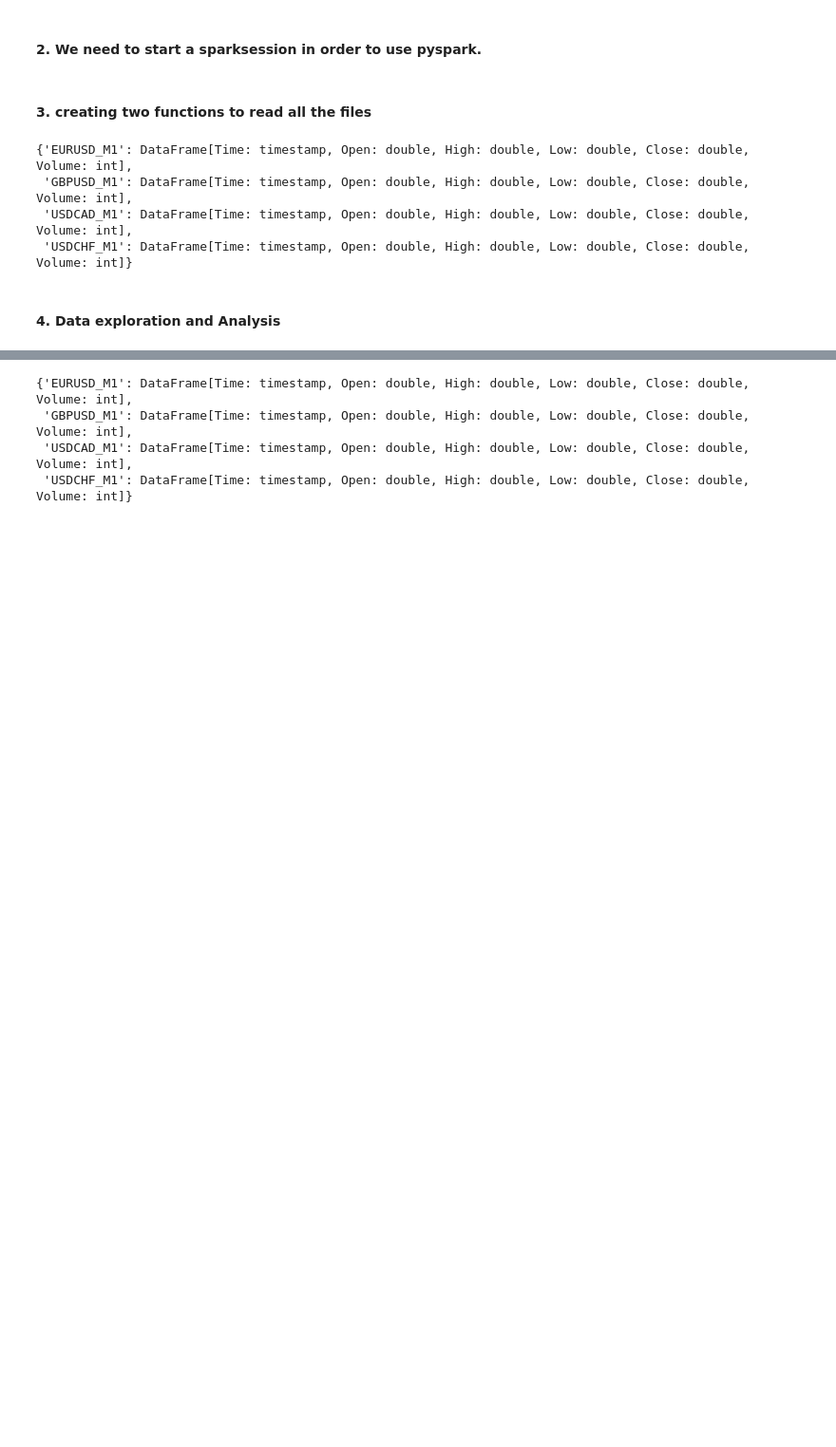
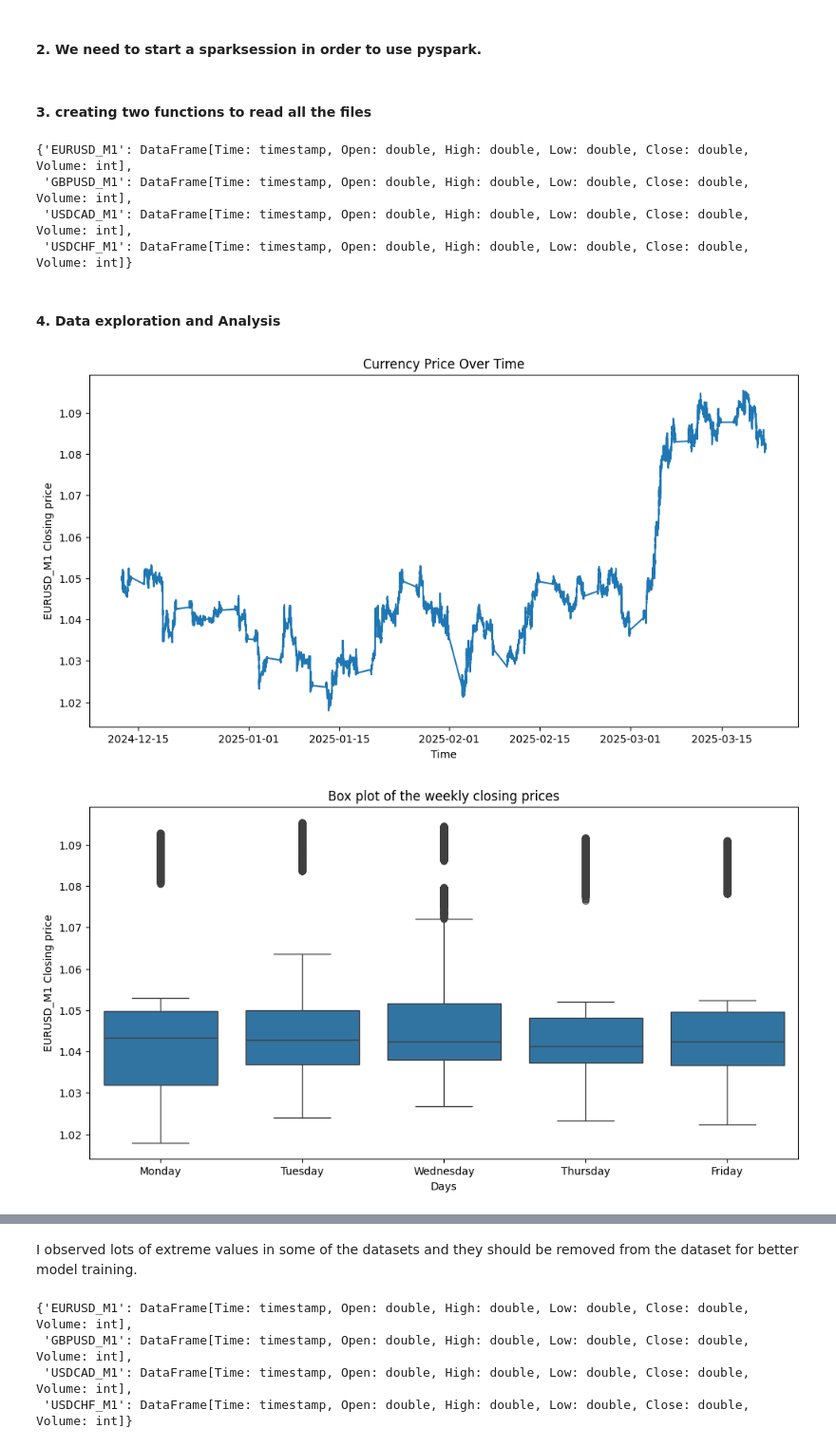
Before and after one commit to Yussufkadir/Currency-Forecast-Webpage, a Jupyter notebook: data_cleaning_and_exploration.ipynb, the cells around one changed output, grey strips where cells are left out. Shown at 95% size. Saved outputs shown, nothing was run; the diff lists cells and outputs as text; code cells hidden in the pictures; blank space fills up the shorter version.

Commit message:
added visualization function to visualize and get insights from the data.

```diff
--- a/data_cleaning_and_exploration.ipynb
+++ b/data_cleaning_and_exploration.ipynb
@@ -32,7 +35,7 @@ def df_creator(csv_files=None, local_path=""):
     for file in csv_files:
         file_name = os.path.splitext(file)[0]
         file_path = os.path.join(local_path, file)
-        file_store[file_name] = spark.read.csv(file_path, header=True ,schema=schema)
+        file_store[file_name] = spark.read.csv(file_path, header=True ,schema=schema, sep="\t")
     return file_store
 csv_file_names = relative_path_getter(local_path)
 dfs = df_creator(csv_file_names, local_path)
@@ -44,3 +47,58 @@ dfs
  'USDCHF_M1': DataFrame[Time: timestamp, Open: double, High: double, Low: double, Close: double, Volume: int]}
 # %% [markdown]
 #### 4. Data exploration and Analysis
+# %%
+def visualizer(dfs):
+    total_vol_list = []
+    currency_names = []
+    for file, df in dfs.items():
+        rows = df.count()
+        #we are making sure that we do not visualize very big data as it will be very time consuming and unnecessary.
+        if rows >= 1000000:
+            pandas_df = df.toPandas()
+            pandas_df = pandas_df.sample(frac=0.1, random_state=1)
+        else:
+            pandas_df = df.toPandas()
+
+        total_vol = pandas_df["Volume"].sum()
+        total_vol_list.append(total_vol)
+        currency_names.append(file)
+        ## lineplot to see price changes over time
+        plt.figure(figsize=(12,6))
+        sns.lineplot(data=pandas_df, x="Time", y="Close", legend=True)
+        plt.title("Currency Price Over Time")
+        plt.xlabel("Time")
+        plt.ylabel(f"{file} Closing price")
+        plt.show()
+
+        # extracting day from the time col so that we can plot daily prices.
+        pandas_df["Day"] = pandas_df["Time"].dt.day_name()
+
+        # box plot on weekly close prices
+        plt.figure(figsize=(12,6))
+        sns.boxplot(data=pandas_df, x="Day", y="Close", order=["Monday", "Tuesday", "Wednesday", "Thursday", "Friday"])
+        plt.title("Box plot of the weekly closing prices")
+        plt.xlabel("Days")
+        plt.ylabel(f"{file} Closing price")
+        plt.show()
+
+        #violin plot on weekly close prices
+        plt.figure(figsize=(12,6))
+        sns.violinplot(data=pandas_df, x="Day", y="Close", order=["Monday", "Tuesday", "Wednesday", "Thursday", "Friday"])
+        plt.title("Violin plot of the weekly closing prices")
+        plt.xlabel("Days")
+        plt.ylabel(f"{file} Closing price")
+        plt.show()
+
+    plt.figure(figsize=(12, 6))
+    plt.bar(currency_names, total_vol_list)
+    plt.title("Volume of each exchange")
+    plt.xlabel("name of the exchange")
+    plt.ylabel("Volume")
+    plt.tight_layout()
+    plt.show()
+
+visualizer(dfs)
+# %% [output]
+[figure, added]
+[figure, added]
@@ -47,3 +116,5 @@ dfs
+# %% [markdown]
+I observed lots of extreme values in some of the datasets and they should be removed from the dataset for better model training.
 # %%
 # it turns out that pyspark is not directly suited for the use of the classical visualization so we need to convert the data to pandas.
 # or skip the steps and directly do the cleaning on the data. or clean and prepare it then visualize it by creating pandas df copys of it.
```
Also changed, not shown: parts of 2 cells of this notebook.
